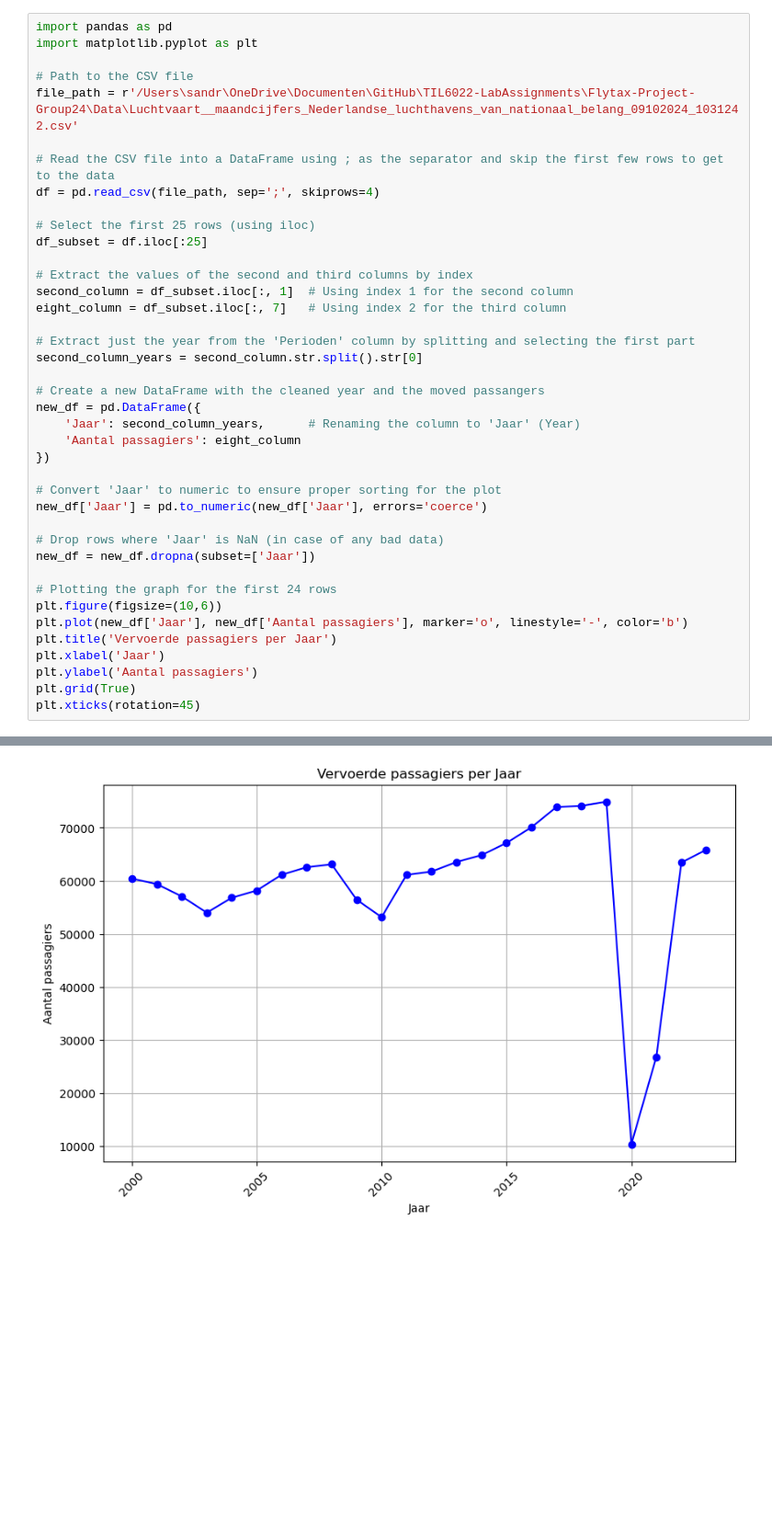
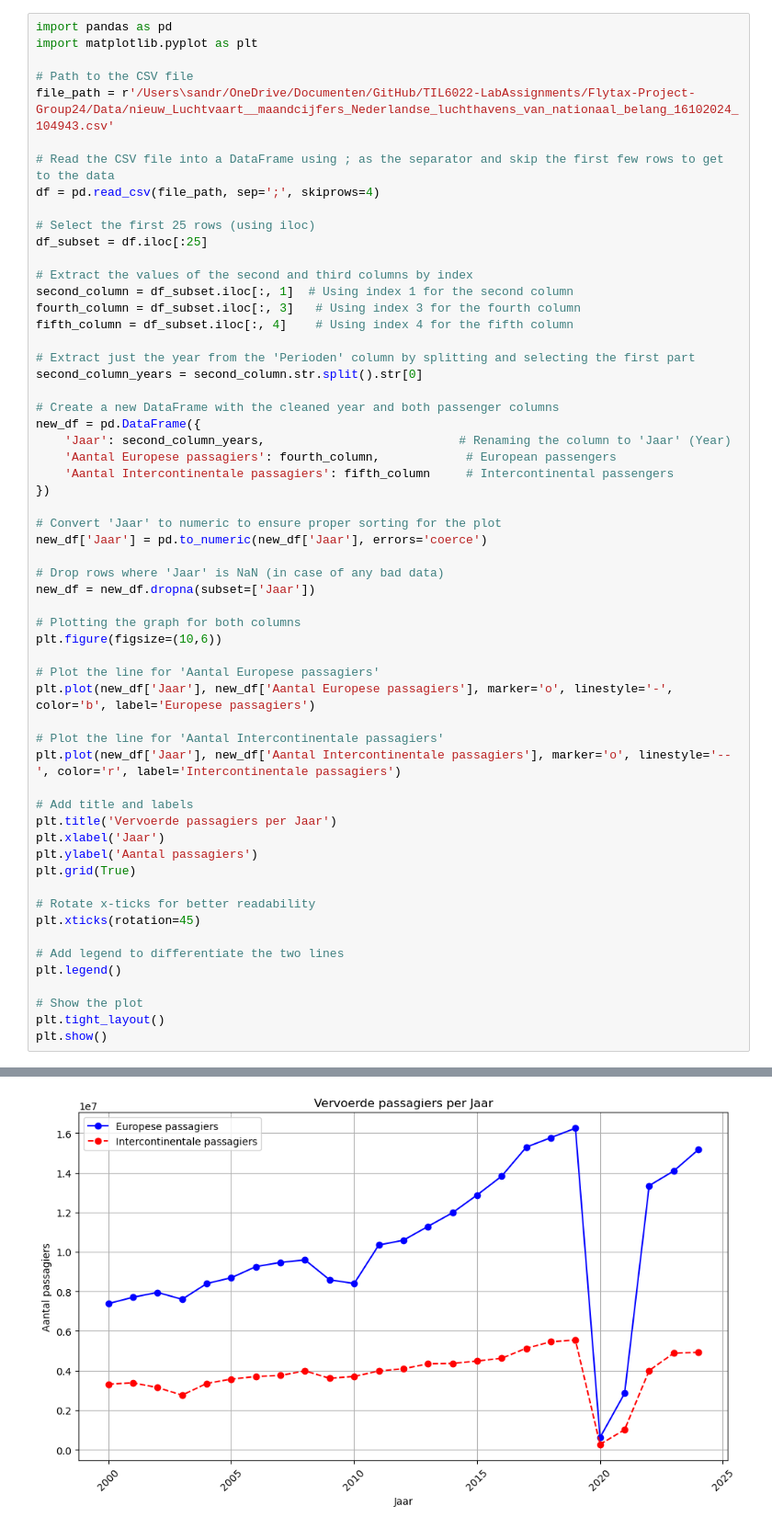
Before and after one commit to snijhout/TIL6010-LabAssignments, a Jupyter notebook: Flytax-Project-Group24/Model.ipynb, the cells around one changed output, grey strips where cells are left out. Shown at 92% size. Cells and saved outputs as stored; diff of their text form; blank space fills up the shorter version.

Commit message:
Nieuw data bestand toegevoegd en vraag 1 en 2 zijn nu goed
Nieuw data bestand toegevoegd en vraag 1 en 2 zijn nu goed

```diff
--- a/Flytax-Project-Group24/Model.ipynb
+++ b/Flytax-Project-Group24/Model.ipynb
@@ -136,7 +133,7 @@ import pandas as pd
 import matplotlib.pyplot as plt
 
 # Path to the CSV file
-file_path = r'/Users\sandr\OneDrive\Documenten\GitHub\TIL6022-LabAssignments\Flytax-Project-Group24\Data\Luchtvaart__maandcijfers_Nederlandse_luchthavens_van_nationaal_belang_09102024_103124 2.csv'
+file_path = r'/Users\sandr/OneDrive/Documenten/GitHub/TIL6022-LabAssignments/Flytax-Project-Group24/Data/nieuw_Luchtvaart__maandcijfers_Nederlandse_luchthavens_van_nationaal_belang_16102024_104943.csv'
 
 # Read the CSV file into a DataFrame using ; as the separator and skip the first few rows to get to the data
 df = pd.read_csv(file_path, sep=';', skiprows=4)
@@ -146,15 +143,17 @@ df_subset = df.iloc[:25]
 
 # Extract the values of the second and third columns by index
 second_column = df_subset.iloc[:, 1]  # Using index 1 for the second column
-eight_column = df_subset.iloc[:, 7]   # Using index 2 for the third column
+fourth_column = df_subset.iloc[:, 3]   # Using index 3 for the fourth column
+fifth_column = df_subset.iloc[:, 4]    # Using index 4 for the fifth column
 
 # Extract just the year from the 'Perioden' column by splitting and selecting the first part
 second_column_years = second_column.str.split().str[0]
 
-# Create a new DataFrame with the cleaned year and the moved passangers
+# Create a new DataFrame with the cleaned year and both passenger columns
 new_df = pd.DataFrame({
-    'Jaar': second_column_years,      # Renaming the column to 'Jaar' (Year)
-    'Aantal passagiers': eight_column
+    'Jaar': second_column_years,                           # Renaming the column to 'Jaar' (Year)
+    'Aantal Europese passagiers': fourth_column,            # European passengers
+    'Aantal Intercontinentale passagiers': fifth_column     # Intercontinental passengers
 })
 
 # Convert 'Jaar' to numeric to ensure proper sorting for the plot
@@ -163,12 +162,28 @@ new_df['Jaar'] = pd.to_numeric(new_df['Jaar'], errors='coerce')
 # Drop rows where 'Jaar' is NaN (in case of any bad data)
 new_df = new_df.dropna(subset=['Jaar'])
 
-# Plotting the graph for the first 24 rows
+# Plotting the graph for both columns
 plt.figure(figsize=(10,6))
-plt.plot(new_df['Jaar'], new_df['Aantal passagiers'], marker='o', linestyle='-', color='b')
+
+# Plot the line for 'Aantal Europese passagiers'
+plt.plot(new_df['Jaar'], new_df['Aantal Europese passagiers'], marker='o', linestyle='-', color='b', label='Europese passagiers')
+
+# Plot the line for 'Aantal Intercontinentale passagiers'
+plt.plot(new_df['Jaar'], new_df['Aantal Intercontinentale passagiers'], marker='o', linestyle='--', color='r', label='Intercontinentale passagiers')
+
+# Add title and labels
 plt.title('Vervoerde passagiers per Jaar')
 plt.xlabel('Jaar')
 plt.ylabel('Aantal passagiers')
 plt.grid(True)
+
+# Rotate x-ticks for better readability
 plt.xticks(rotation=45)
+
+# Add legend to differentiate the two lines
+plt.legend()
+
+# Show the plot
+plt.tight_layout()
+plt.show()
 # %% [output]
@@ -183 +190 @@ plt.xticks(rotation=45)
-[figure, old version]
+[figure, new version]
```
Also changed, not shown: parts of 6 cells of this notebook, 1 other file.
